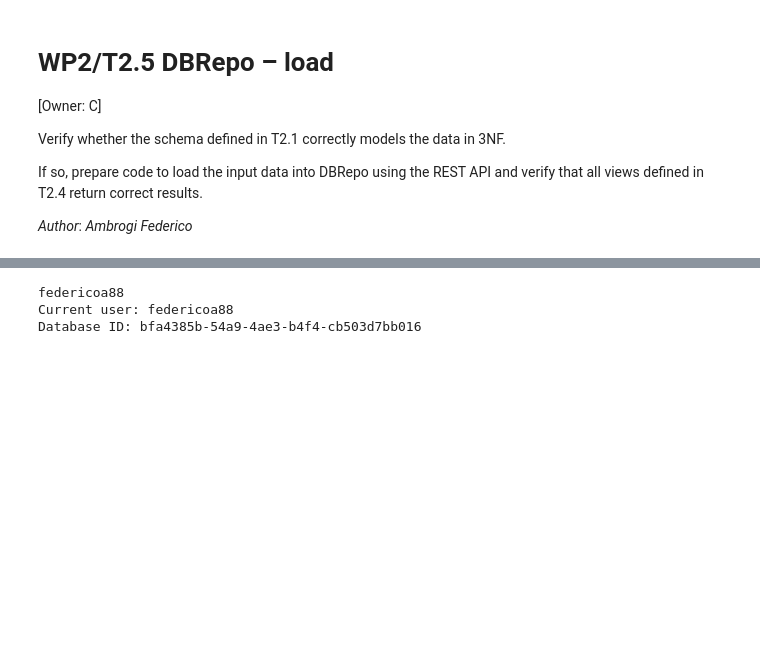
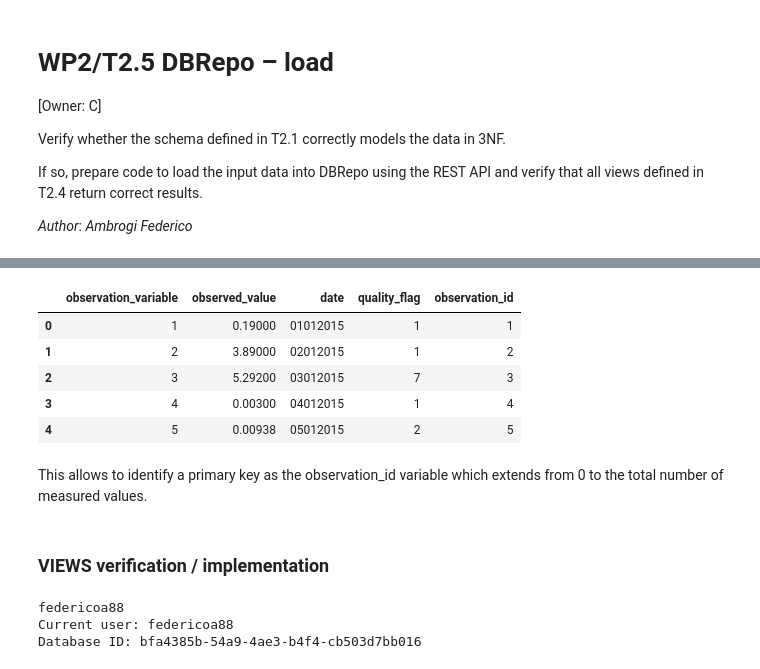
Before and after one commit to fambrogi/DataStewardshipSS2026, a Jupyter notebook: notebooks/T2_5-DBRepoLoadView.ipynb, the cells around one changed output, grey strips where cells are left out. Drawn from its saved outputs; the diff is of its cells as text; code cells hidden in the pictures; blank space fills up the shorter version.

```diff
--- a/notebooks/T2_5-DBRepoLoadView.ipynb
+++ b/notebooks/T2_5-DBRepoLoadView.ipynb
@@ -12,3 +26,24 @@ results.
+# %%
+norm_prec = {'observation_variable' : [1,2,3,4,5] ,
+             'observed_value' : [0.19, 3.89, 5.292, 0.003, 0.00938 ] ,
+             'date': [ '01012015', '02012015', '03012015', '04012015', '05012015'],
+             'quality_flag' : [1,1,7,1,2] ,
+             'observation_id': [1,2,3,4,5] }
+
+
+obs_df = pd.DataFrame.from_dict(norm_prec)
+obs_df
+# %% [output]
+|  | observation_variable | observed_value | date | quality_flag | observation_id |
+| 0 | 1 | 0.19000 | 01012015 | 1 | 1 |
+| 1 | 2 | 3.89000 | 02012015 | 1 | 2 |
+| 2 | 3 | 5.29200 | 03012015 | 7 | 3 |
+| 3 | 4 | 0.00300 | 04012015 | 1 | 4 |
+| 4 | 5 | 0.00938 | 05012015 | 2 | 5 |
+# %% [markdown]
+This allows to identify a primary key as the observation_id variable which extends from 0 to the total number of measured values.
+# %% [markdown]
+### VIEWS verification / implementation
 # %%
 from dbrepo.RestClient import RestClient
 from dbrepo.api.dto import (
```
Also changed, not shown: parts of 3 cells of this notebook.
